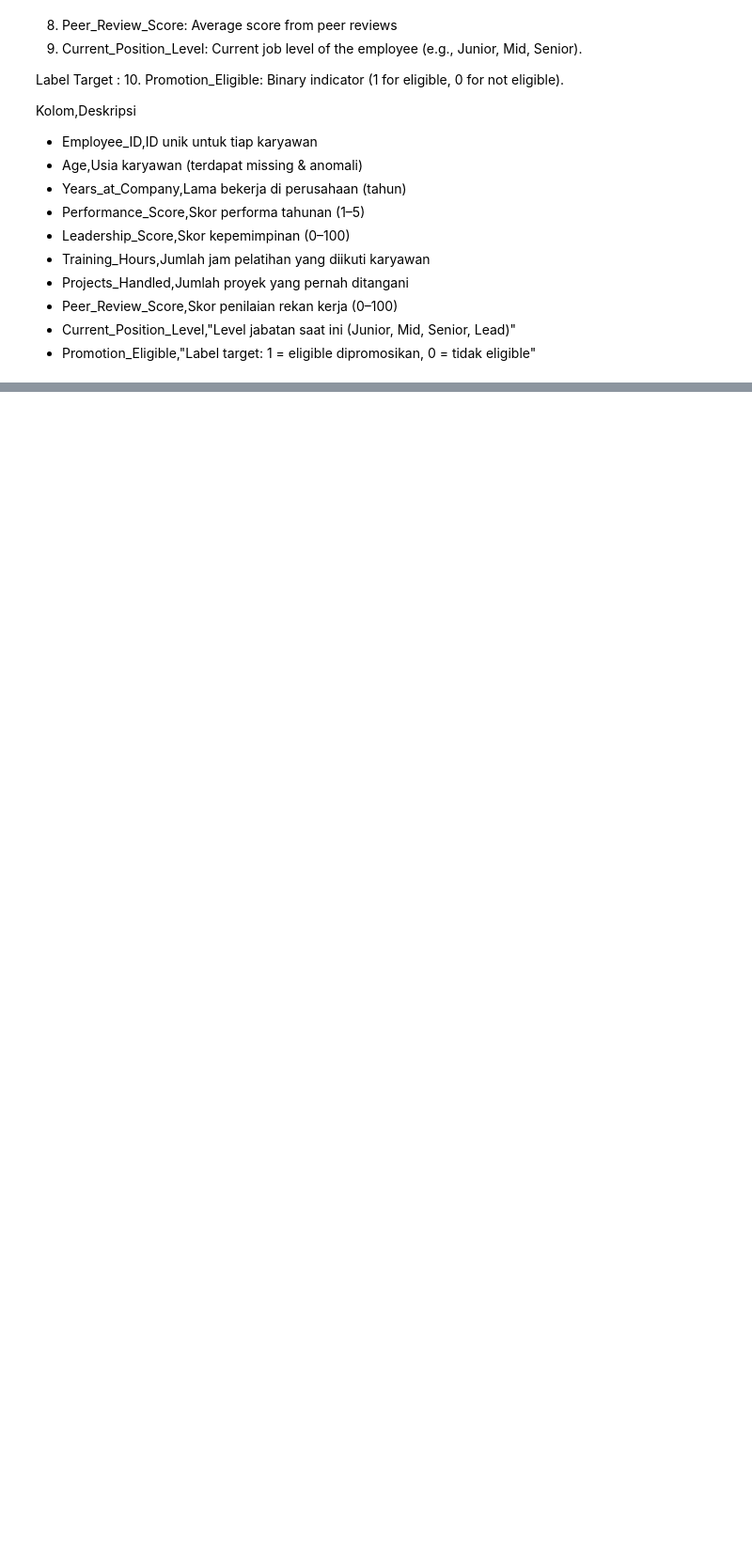
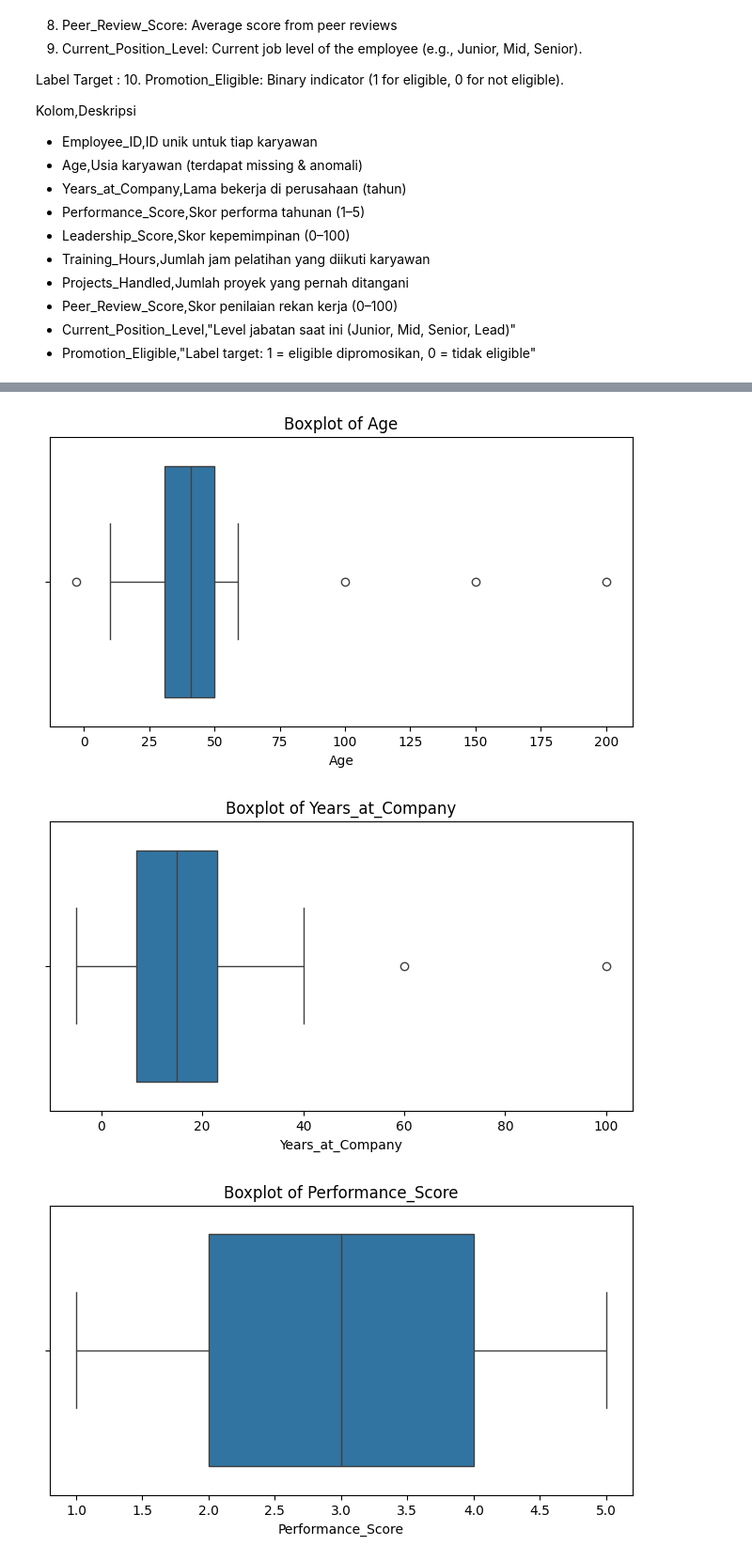
Before and after one commit to 4Kings-Rakamin/Stage0_Business_Understanding, a Jupyter notebook: EDA_Dataset_10/Part1_D10.ipynb, the cells around one changed output, grey strips where cells are left out. Shown: that part at 94% size. Cells and saved outputs as stored; diff of their text form; code cells hidden in the pictures; blank space fills up the shorter version.

```diff
--- a/EDA_Dataset_10/Part1_D10.ipynb
+++ b/EDA_Dataset_10/Part1_D10.ipynb
@@ -12,7 +12,7 @@ import numpy as np
 import matplotlib.pyplot as plt
 import seaborn as sns
 # %%
-df = pd.read_csv(r'D:\FP_Repository\Stage0_Business_Understanding\EDA_Dataset_10\Rakamin Bootcamp - Dataset - Promotion Dataset.csv')
+df = pd.read_csv(r'Rakamin Bootcamp - Dataset - Promotion Dataset.csv')
 # %%
 df.info()
 # %% [output]
@@ -72,0 +106,6 @@ Kolom,Deskripsi
+# %%
+# bagi menjadi numerik dan kategorikal
+numerical_features = df.select_dtypes(include=[np.number]).columns.tolist()
+categorical_features = df.select_dtypes(include=['object']).columns.tolist()
+print("Numerical Features:", numerical_features)
+print("Categorical Features:", categorical_features)
@@ -72,0 +118,11 @@ Kolom,Deskripsi
+# %%
+# boxplot untuk fitur numerik
+for feature in numerical_features:
+    plt.figure(figsize=(8, 4))
+    sns.boxplot(x=df[feature])
+    plt.title(f'Boxplot of {feature}')
+    plt.show()
+# %% [output]
+[figure, added]
+[figure, added]
+[figure, added]
```
Also changed, not shown: parts of 8 cells of this notebook, 1 other file.
